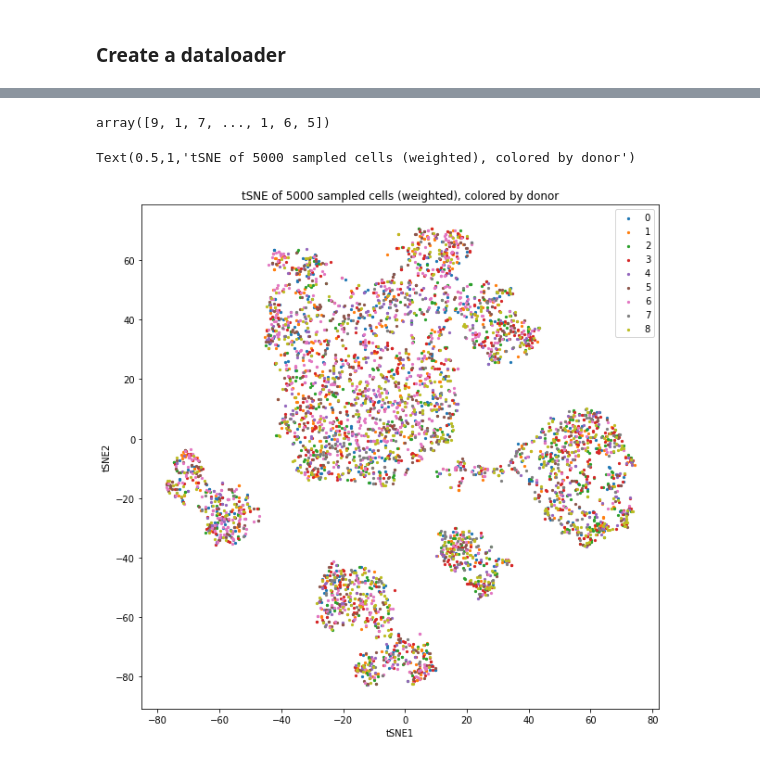
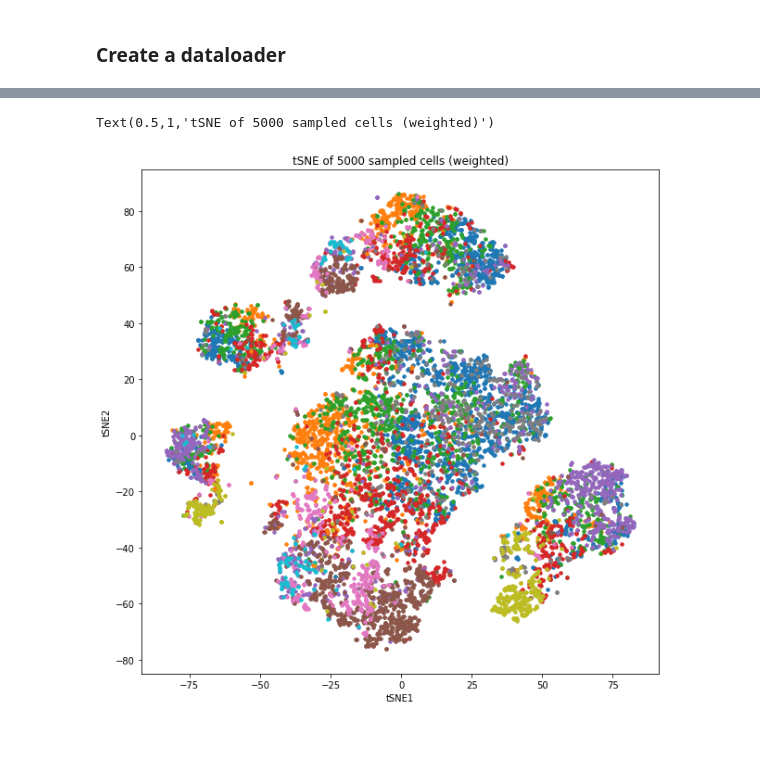
Before and after one commit to mincheoly/scVI-extensions, a Jupyter notebook: notebooks/visualization.ipynb, the cells around one changed output, grey strips where cells are left out. Drawn from its saved outputs; the diff is of its cells as text; code cells hidden in the pictures.

```diff
--- a/notebooks/visualization.ipynb
+++ b/notebooks/visualization.ipynb
@@ -61,7 +62,8 @@ gene_dataset = cs.CropseqDataset(
     metadata_filename=metadata_filename,
     new_n_genes=1000,
     use_donors=True,
-    use_labels='louvain',
+    use_labels='gene',
+    testing_labels='louvain',
     save_path='')
 # %% [output]
 Preprocessing CROP-seq dataset
@@ -72,4 +74,4 @@ Downsampling from 32738 to 1000 genes
 # %% [markdown]
 ### Create a dataloader
 # %%
-data_loader = sdl.SupervisedTrainTestDataLoaders(gene_dataset, num_samples=5000)
+data_loader = sdl.SupervisedTrainTestDataLoaders(gene_dataset, num_samples=10000)
@@ -76,5 +80,15 @@ data_loader = sdl.SupervisedTrainTestDataLoaders(gene_dataset, num_samples=5000)
+# %%
+def get_cropseq_latent(vae, data_loader):
+    latent = []
+    batch_indices = []
+    labels = []
+    for tensors in data_loader:
+        sample_batch, local_l_mean, local_l_var, batch_index, label, testing_label = tensors
+        latent += [vae.sample_from_posterior_z(sample_batch, y=label)]
+        batch_indices += [batch_index]
+        labels += [testing_label]
+    return np.array(torch.cat(latent)), np.array(torch.cat(batch_indices)), np.array(torch.cat(labels)).ravel()
 # %%
-kogene_latent, kogene_batch_indices, kogene_labels = get_latent(kogene_model, data_loader['all'])
-louvain_latent, louvain_batch_indices, louvain_labels = get_latent(louvain_model, data_loader['all'])
+kogene_latent, kogene_batch_indices, kogene_labels = get_cropseq_latent(kogene_model, data_loader['all'])
 # %%
 kogene_embedded = TSNE(n_components=2).fit_transform(kogene_latent)
@@ -83,13 +95,9 @@ louvain_embedded = TSNE(n_components=2).fit_transform(louvain_latent)
-# %%
-kogene_labels
-# %% [output]
-array([9, 1, 7, ..., 1, 6, 5])
 # %%
 plt.figure(figsize=(10, 10))
-for label in np.unique(kogene_batch_indices):
-    plt.scatter(kogene_embedded[kogene_batch_indices.reshape(-1) == label, 0], kogene_embedded[kogene_batch_indices.reshape(-1) == label, 1], s=5)
-plt.legend(np.unique(labels))
-plt.xlabel('tSNE1');plt.ylabel('tSNE2');plt.title('tSNE of 5000 sampled cells (weighted), colored by donor')
+for label in np.unique(kogene_labels):
+    plt.scatter(kogene_embedded[kogene_labels == label, 0], kogene_embedded[kogene_labels == label, 1], s=12)
+#plt.legend(np.unique(kogene_labels))
+plt.xlabel('tSNE1');plt.ylabel('tSNE2');plt.title('tSNE of 5000 sampled cells (weighted)')
 # %% [output]
-Text(0.5,1,'tSNE of 5000 sampled cells (weighted), colored by donor')
+Text(0.5,1,'tSNE of 5000 sampled cells (weighted)')
-[figure, old version]
+[figure, new version]
```
Also changed, not shown: parts of 6 cells of this notebook, 9 other files.
